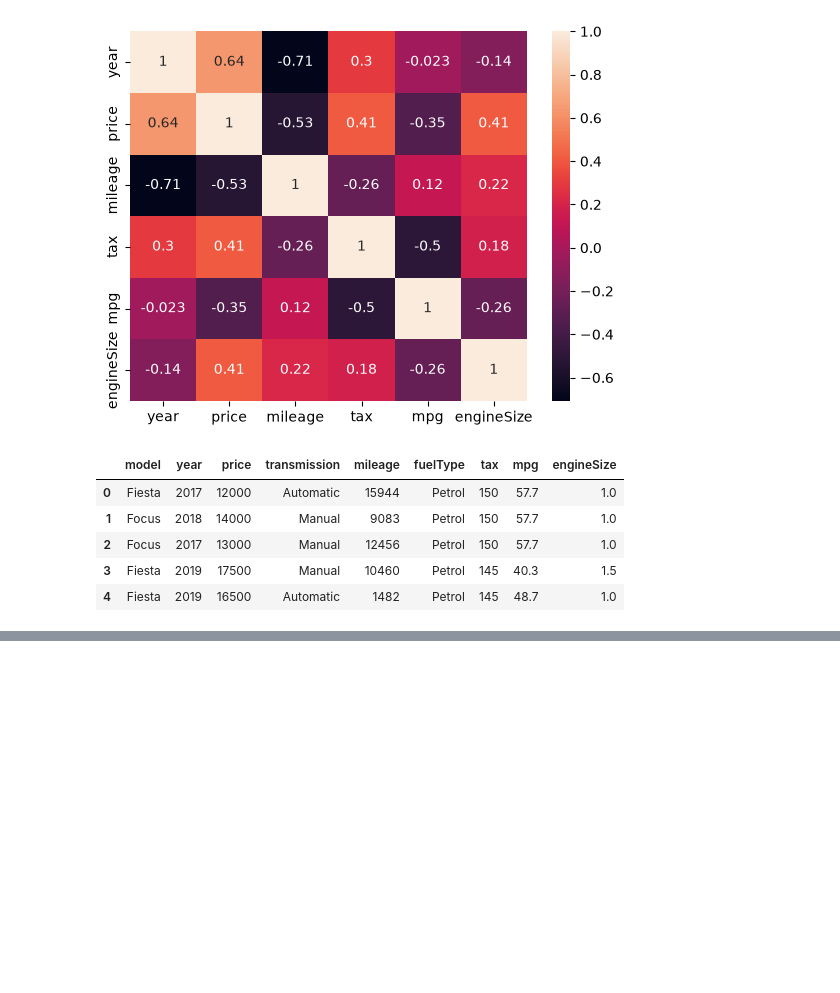
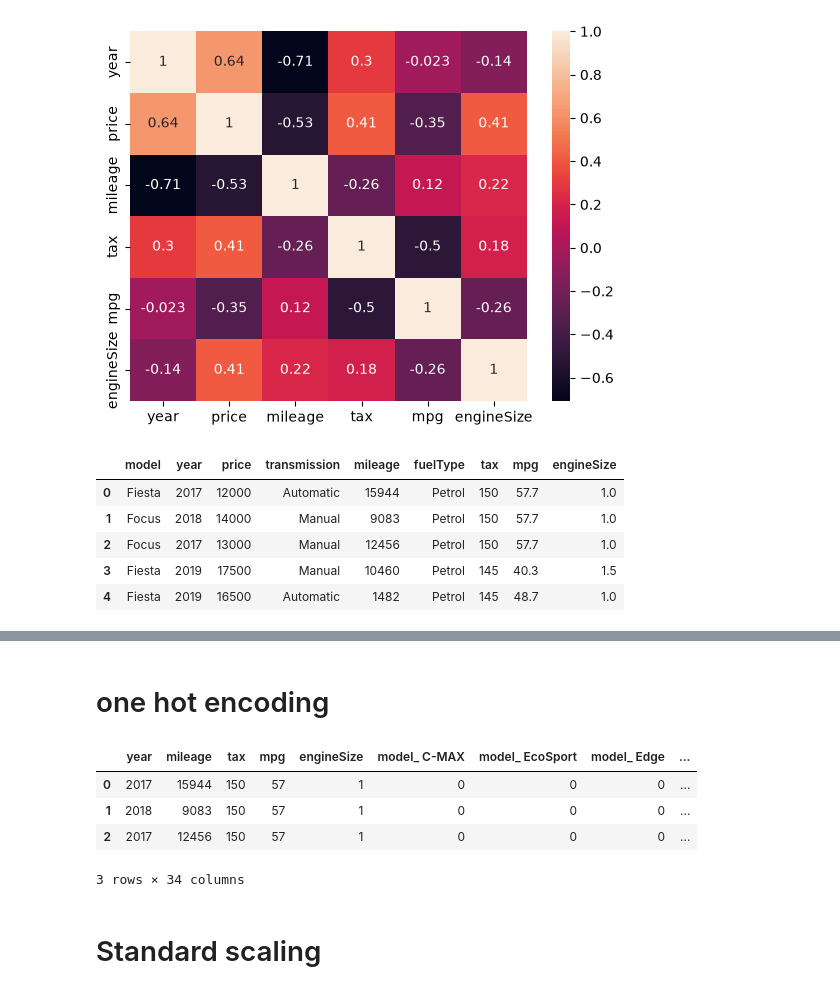
Before and after one commit to vibhanimbalkar97-star/python_journey, a Jupyter notebook: ML/02.SupervisedLearning/1.Regression/Linear_Regression/ford.ipynb, the cells around one changed output, grey strips where cells are left out. Saved outputs shown, nothing was run; the diff lists cells and outputs as text; code cells hidden in the pictures; blank space fills up the shorter version.

```diff
--- a/ML/02.SupervisedLearning/1.Regression/Linear_Regression/ford.ipynb
+++ b/ML/02.SupervisedLearning/1.Regression/Linear_Regression/ford.ipynb
@@ -178,0 +204,15 @@ df.head()
+# %% [markdown]
+# one hot encoding
+# %%
+x_one_encode = pd.get_dummies(X,columns=['model',  'transmission', 'fuelType'], drop_first=True)
+x_one_encode = x_one_encode.astype(int)
+# %%
+x_one_encode.head(3)
+# %% [output]
+|  | year | mileage | tax | mpg | engineSize | model_ C-MAX | model_ EcoSport | model_ Edge | ... |
+| 0 | 2017 | 15944 | 150 | 57 | 1 | 0 | 0 | 0 | ... |
+| 1 | 2018 | 9083 | 150 | 57 | 1 | 0 | 0 | 0 | ... |
+| 2 | 2017 | 12456 | 150 | 57 | 1 | 0 | 0 | 0 | ... |
+3 rows × 34 columns
+# %% [markdown]
+# Standard scaling
```
Also changed, not shown: parts of 25 cells of this notebook.
